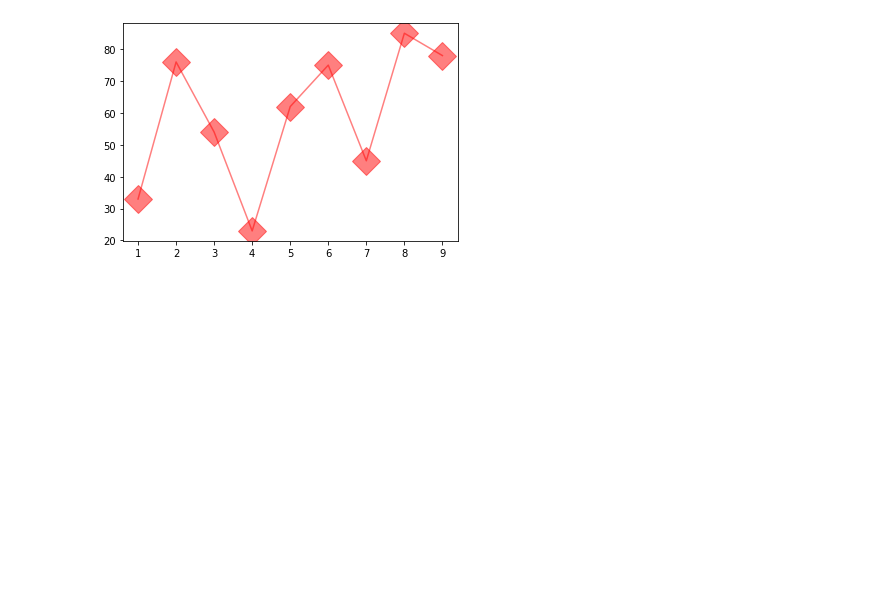
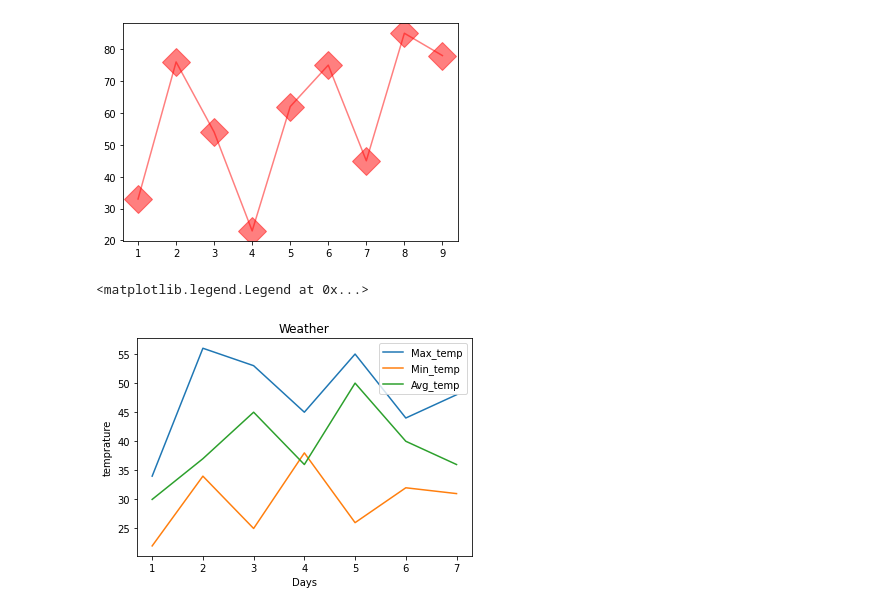
Before and after one commit to nikhil2008github/Data-ops, a Jupyter notebook: matplotlib.ipynb, the cells around one changed output. Cells and saved outputs as stored; diff of their text form; code cells hidden in the pictures; blank space fills up the shorter version.

```diff
--- a/matplotlib.ipynb
+++ b/matplotlib.ipynb
@@ -46,3 +46,21 @@ plt.plot(x,y, 'r-D' ,markersize=20, alpha =.5) # alpha is to define the transpar
 # %% [output]
 [<matplotlib.lines.Line2D at 0x...>]
 [figure]
+# %%
+days = [1,2,3,4,5,6,7]
+max_temp = [34,56,53,45,55,44,48]
+min_temp =[22,34,25,38,26,32,31]
+avg_temp = [30,37,45,36,50,40,36]
+# %%
+plt.xlabel('Days')
+plt.ylabel('temprature')
+plt.title('Weather')
+
+plt.plot(days,max_temp , label ='Max_temp')
+plt.plot(days,min_temp, label = 'Min_temp')   #label,legnd
+plt.plot(days,avg_temp, label= 'Avg_temp' )
+
+plt.legend(loc= 'best')
+# %% [output]
+<matplotlib.legend.Legend at 0x...>
+[figure, added]
```
Also changed, not shown: parts of 12 cells of this notebook.
